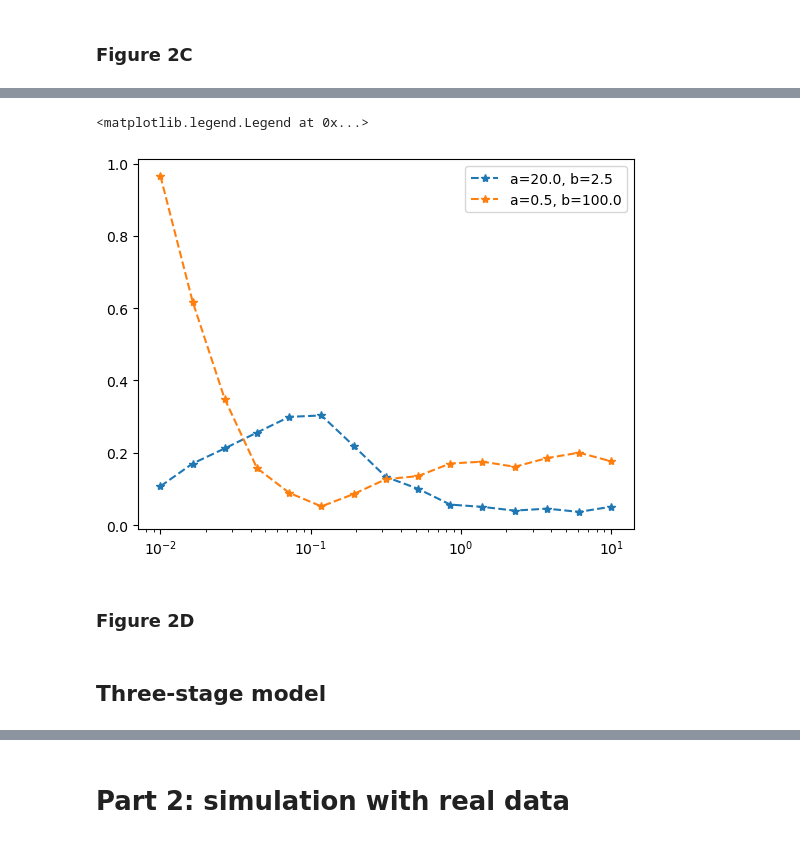
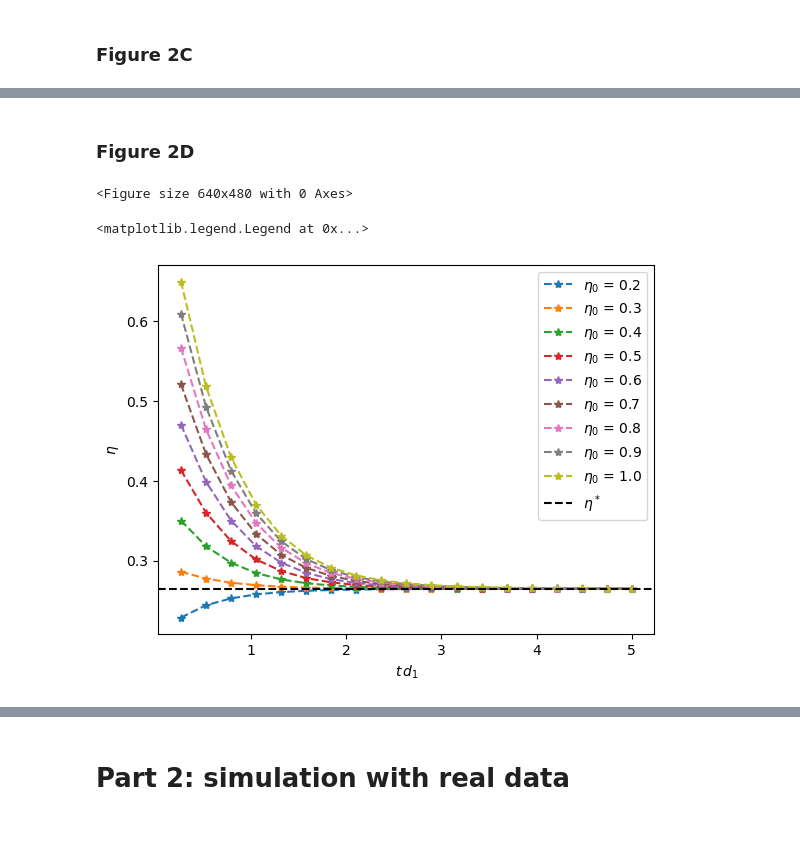
Before and after one commit to PaoloZinesi/PhysModelsLivingSystems, a Jupyter notebook: Project/project.ipynb, the cells around one changed output, grey strips where cells are left out. Saved outputs shown, nothing was run; the diff lists cells and outputs as text; code cells hidden in the pictures.

Commit message:
Completed two- and three-stage model library

```diff
--- a/Project/project.ipynb
+++ b/Project/project.ipynb
@@ -235,9 +218,7 @@ for (_,a_,b_,_) in args_:
     data = res[f"{a_}_{b_}"]
     plt.plot(data["tau"], data["D_KL"], "*--", label=f"a={a_}, b={b_}")
 plt.xscale("log")
+plt.xlabel("$\t\, d_1$")
 plt.legend()
-# %% [output]
-<matplotlib.legend.Legend at 0x...>
-[figure, removed]
 # %% [markdown]
 ### Figure 2D
@@ -246,2 +225,47 @@ plt.legend()
-# %% [markdown]
-## Three-stage model
+# %%
+from scipy.special import loggamma
+
+def NBinom(k, mu, eta):
+    r = mu/(mu*eta**2 - 1)
+    p = 1/(mu*eta**2)
+
+    if p<0 or p>1 or r<0:
+        return -1
+    else:
+        return np.exp(loggamma(k+r)-loggamma(k+1)-loggamma(r) + k*np.log(1-p) + r*np.log(p))
+# %%
+taus = np.linspace(0, 5, num=20)
+gamma, a, b, d1 = 10.0, 20.0, 2.5, 5e-4
+mu_ = 50
+noises = np.linspace(0.2, 1.0, num=9)
+eta_stat = np.sqrt((1+b)/(a*b))
+res = {}
+
+for eta_ in noises:
+    res[f"eta0_{eta_}"] = {"eta":[], "tau":[]}
+
+    for tau_ in taus:
+        args = (a*d1, gamma*d1, b*gamma*d1, d1)
+
+        n0 = np.arange(150)
+        fn_analytical = twostage.analytical_transient(n0, tau_/d1, NBinom(n0, mu_, eta_), args, normalize=True)
+        mean_dist = np.average(n0, weights=fn_analytical)
+        std_dist = np.sqrt(np.average((n0-mean_dist)**2, weights=fn_analytical))
+        plt.clf()
+
+        res[f"eta0_{eta_}"]["eta"].append(std_dist/mean_dist)
+        res[f"eta0_{eta_}"]["tau"].append(tau_)
+# %% [output]
+<Figure size 640x480 with 0 Axes>
+# %%
+for eta_ in noises:
+    data = res[f"eta0_{eta_}"]
+    plt.plot(data["tau"], data["eta"], "*--", label=f"$\eta_0$ = {round(eta_,2)}")
+
+plt.axhline(eta_stat, c="k", ls="--", label="$\eta^*$")
+plt.xlabel("$t\, d_1$")
+plt.ylabel("$\eta$")
+plt.legend()
+# %% [output]
+<matplotlib.legend.Legend at 0x...>
+[figure, added]
```
Also changed, not shown: parts of 20 cells of this notebook, 2 other files.
